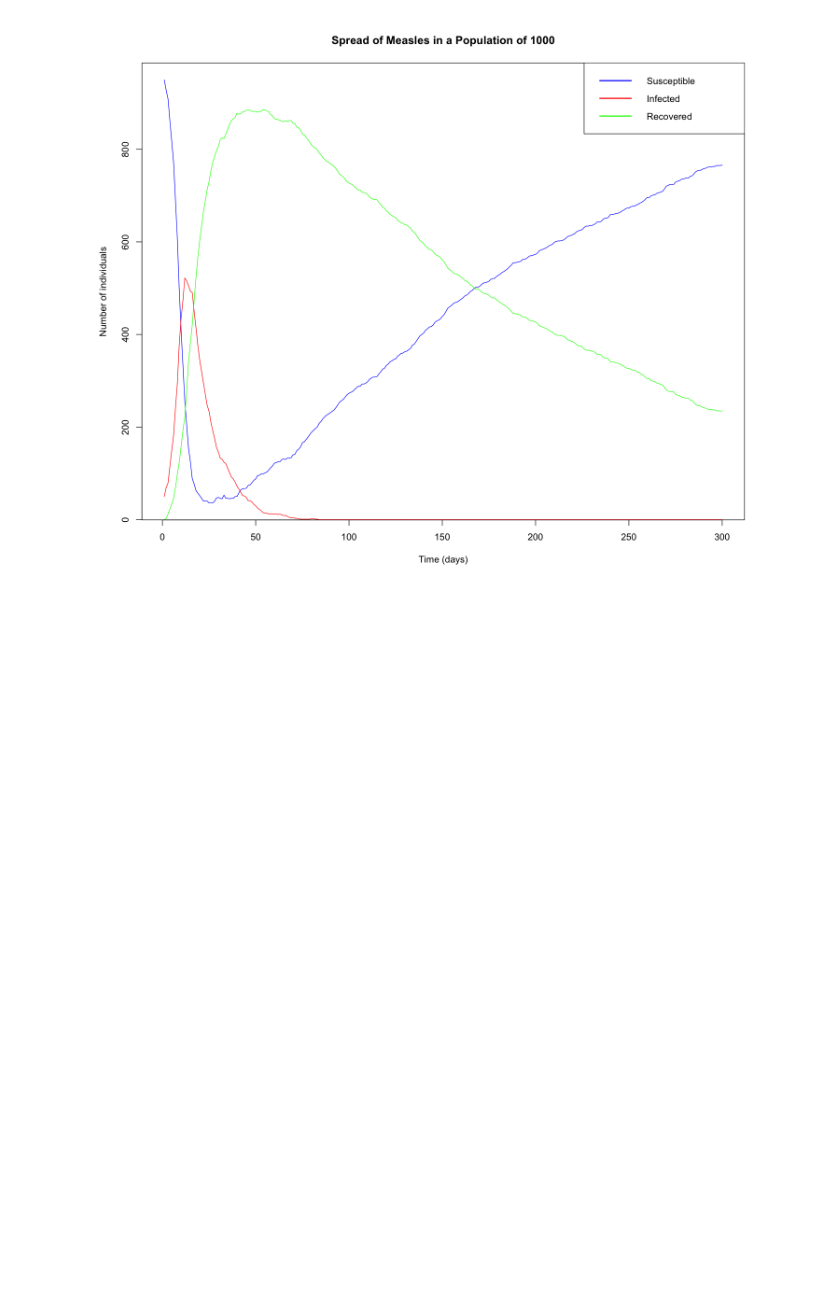
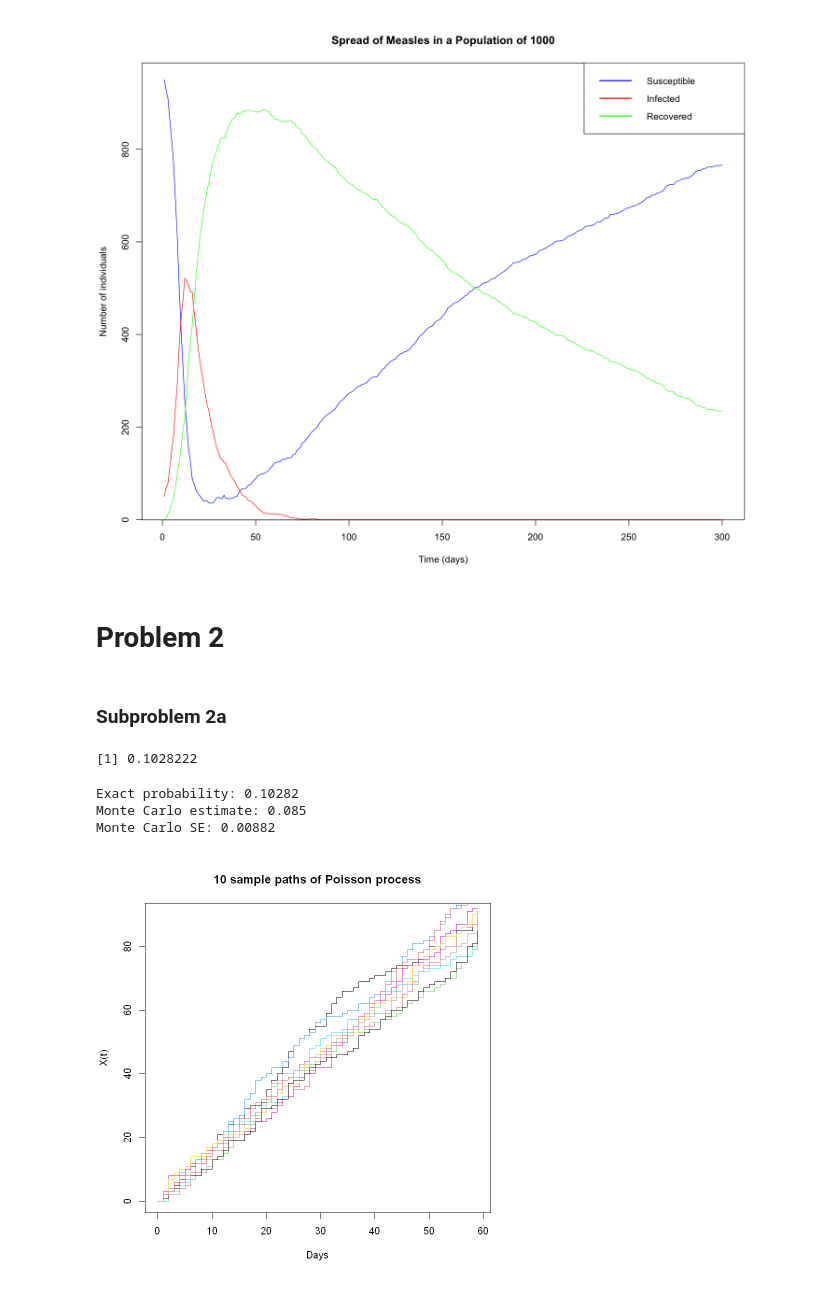
Before and after one commit to mirkovicdev/stokmod, a Jupyter notebook: TMA4265_project_1.ipynb, the cells around one changed output. Saved outputs shown, nothing was run; the diff lists cells and outputs as text; code cells hidden in the pictures; blank space fills up the shorter version.

```diff
--- a/TMA4265_project_1.ipynb
+++ b/TMA4265_project_1.ipynb
@@ -185,3 +185,55 @@ lines(1:steps, measle_spread[[3]], type='l', col='green')
 legend("topright", legend=c("Susceptible", "Infected", "Recovered"), col=c("blue", "red", "green"), lty=1, lwd=2)
 # %% [output]
 [figure]
+# %% [markdown]
+# Problem 2
+# %% [markdown]
+### Subproblem 2a
+# %%
+set.seed(123)
+
+lambda <- 1.5     # claims per day
+t <- 59           # days
+mu <- lambda * t  # mean of Poisson distribution
+
+# Exact probability
+p_exact <- ppois(100, lambda = mu, lower.tail = FALSE)
+p_exact
+
+# Monte Carlo simulation
+n_sims <- 1000
+X_vals <- rpois(n_sims, mu)
+
+# Estimate probability
+p_hat <- mean(X_vals > 100)
+
+# Standard error of estimate
+se_hat <- sqrt(p_hat * (1 - p_hat) / n_sims)
+
+cat("Exact probability:", round(p_exact, 5), "\n")
+cat("Monte Carlo estimate:", round(p_hat, 5), "\n")
+cat("Monte Carlo SE:", round(se_hat, 5), "\n")
+# %% [output]
+[1] 0.1028222
+Exact probability: 0.10282
+Monte Carlo estimate: 0.085
+Monte Carlo SE: 0.00882
+# %%
+set.seed(123)
+
+lambda <- 1.5
+Tmax <- 59
+n_paths <- 10
+
+# Simulate paths: Poisson increments day by day
+paths <- replicate(n_paths, cumsum(rpois(Tmax, lambda)), simplify = FALSE)
+
+# Plot
+plot(0:Tmax, c(0, paths[[1]]), type = "s", col = 1,
+     xlab = "Days", ylab = "X(t)",
+     main = "10 sample paths of Poisson process")
+for (i in 2:n_paths) {
+  lines(0:Tmax, c(0, paths[[i]]), type = "s", col = i)
+}
+# %% [output]
+[figure, added]
```
Also changed, not shown: parts of 2 cells of this notebook, 3 other files.
